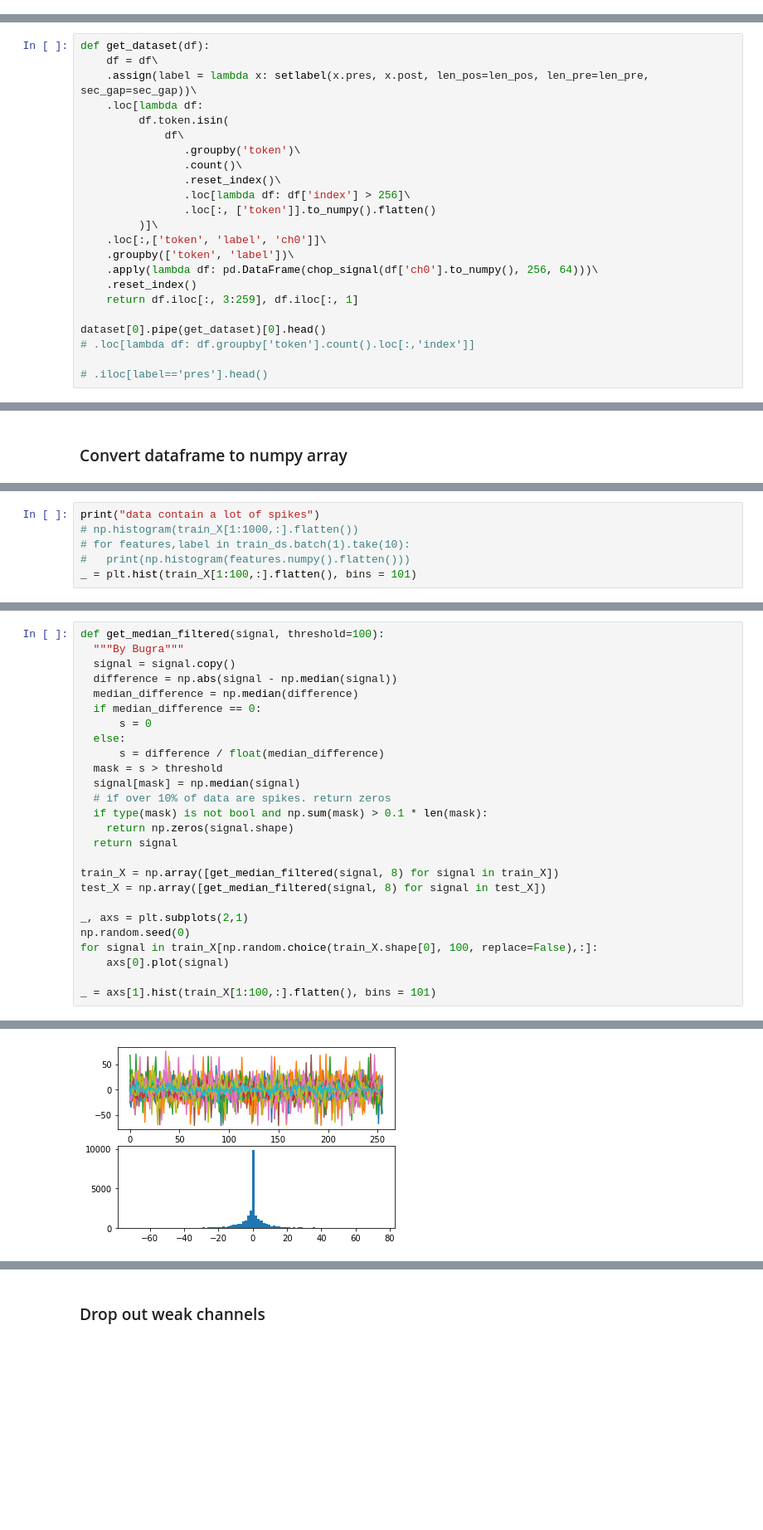
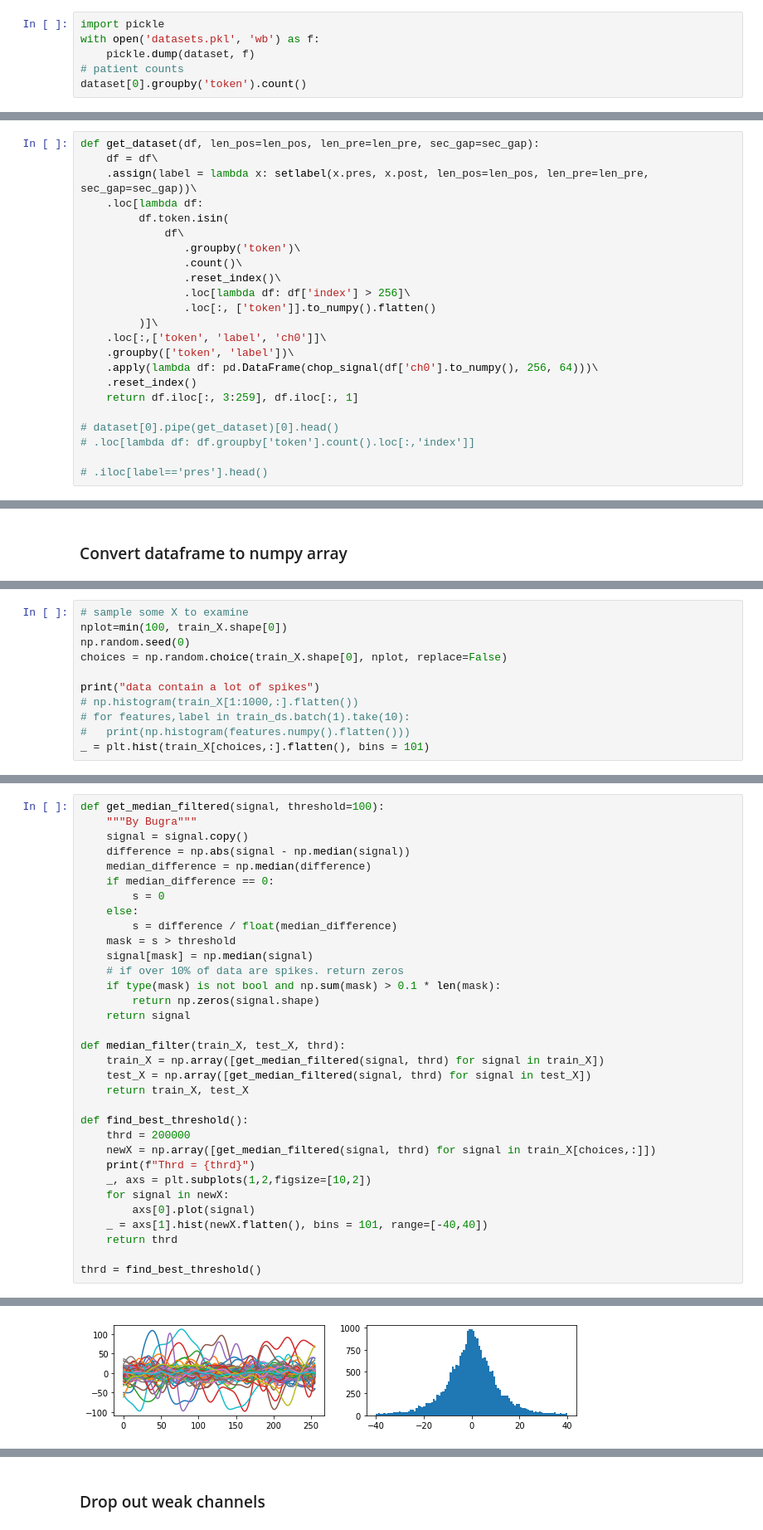
Before and after one commit to ylin00/seizurecast, a Jupyter notebook: notebooks/Seizure_Forecasting_LSTM.ipynb, the cells around one changed output, grey strips where cells are left out. Shown at 83% size. Drawn from its saved outputs; the diff is of its cells as text; blank space fills up the shorter version.

```diff
--- a/notebooks/Seizure_Forecasting_LSTM.ipynb
+++ b/notebooks/Seizure_Forecasting_LSTM.ipynb
@@ -151,0 +158,6 @@ Size of Test set = (3428, 13)
+# %%
+import pickle
+with open('datasets.pkl', 'wb') as f:
+    pickle.dump(dataset, f)
+# patient counts
+dataset[0].groupby('token').count()
@@ -190,5 +215,5 @@ array([[1, 2, 3, 4],
 # %%
-def get_dataset(df):
+def get_dataset(df, len_pos=len_pos, len_pre=len_pre, sec_gap=sec_gap):
     df = df\
     .assign(label = lambda x: setlabel(x.pres, x.post, len_pos=len_pos, len_pre=len_pre, sec_gap=sec_gap))\
     .loc[lambda df:
@@ -206,7 +231,7 @@ def get_dataset(df):
     .reset_index()
     return df.iloc[:, 3:259], df.iloc[:, 1]
 
-dataset[0].pipe(get_dataset)[0].head()
+# dataset[0].pipe(get_dataset)[0].head()
 # .loc[lambda df: df.groupby['token'].count().loc[:,'index']]
 
 # .iloc[label=='pres'].head()
@@ -237,8 +254,13 @@ shape of train X = (121, 256, 1), test X = (35, 256, 1)
 # %%
+# sample some X to examine
+nplot=min(100, train_X.shape[0])
+np.random.seed(0)
+choices = np.random.choice(train_X.shape[0], nplot, replace=False)
+
 print("data contain a lot of spikes")
 # np.histogram(train_X[1:1000,:].flatten())
 # for features,label in train_ds.batch(1).take(10):
 #   print(np.histogram(features.numpy().flatten()))
-_ = plt.hist(train_X[1:100,:].flatten(), bins = 101)
+_ = plt.hist(train_X[choices,:].flatten(), bins = 101)
 # %% [output]
 data contain a lot of spikes
@@ -246,27 +270,34 @@ data contain a lot of spikes
 # %%
 def get_median_filtered(signal, threshold=100):
-  """By Bugra"""
-  signal = signal.copy()
-  difference = np.abs(signal - np.median(signal))
-  median_difference = np.median(difference)
-  if median_difference == 0:
-      s = 0
-  else:
-      s = difference / float(median_difference)
-  mask = s > threshold
-  signal[mask] = np.median(signal)
-  # if over 10% of data are spikes. return zeros
-  if type(mask) is not bool and np.sum(mask) > 0.1 * len(mask):
-    return np.zeros(signal.shape)
-  return signal
+    """By Bugra"""
+    signal = signal.copy()
+    difference = np.abs(signal - np.median(signal))
+    median_difference = np.median(difference)
+    if median_difference == 0:
+        s = 0
+    else:
+        s = difference / float(median_difference)
+    mask = s > threshold
+    signal[mask] = np.median(signal)
+    # if over 10% of data are spikes. return zeros
+    if type(mask) is not bool and np.sum(mask) > 0.1 * len(mask):
+        return np.zeros(signal.shape)
+    return signal
 
-train_X = np.array([get_median_filtered(signal, 8) for signal in train_X])
-test_X = np.array([get_median_filtered(signal, 8) for signal in test_X])
+def median_filter(train_X, test_X, thrd):
+    train_X = np.array([get_median_filtered(signal, thrd) for signal in train_X])
+    test_X = np.array([get_median_filtered(signal, thrd) for signal in test_X])
+    return train_X, test_X
 
-_, axs = plt.subplots(2,1)
-np.random.seed(0)
-for signal in train_X[np.random.choice(train_X.shape[0], 100, replace=False),:]:
-    axs[0].plot(signal)
+def find_best_threshold():
+    thrd = 200000
+    newX = np.array([get_median_filtered(signal, thrd) for signal in train_X[choices,:]])
+    print(f"Thrd = {thrd}")
+    _, axs = plt.subplots(1,2,figsize=[10,2])
+    for signal in newX:
+        axs[0].plot(signal)
+    _ = axs[1].hist(newX.flatten(), bins = 101, range=[-40,40])
+    return thrd
 
-_ = axs[1].hist(train_X[1:100,:].flatten(), bins = 101)
+thrd = find_best_threshold()
 # %% [output]
@@ -273,2 +305,2 @@ _ = axs[1].hist(train_X[1:100,:].flatten(), bins = 101)
-[figure, old version]
+[figure, new version]
 # %% [markdown]
```
Also changed, not shown: parts of 29 cells of this notebook.
